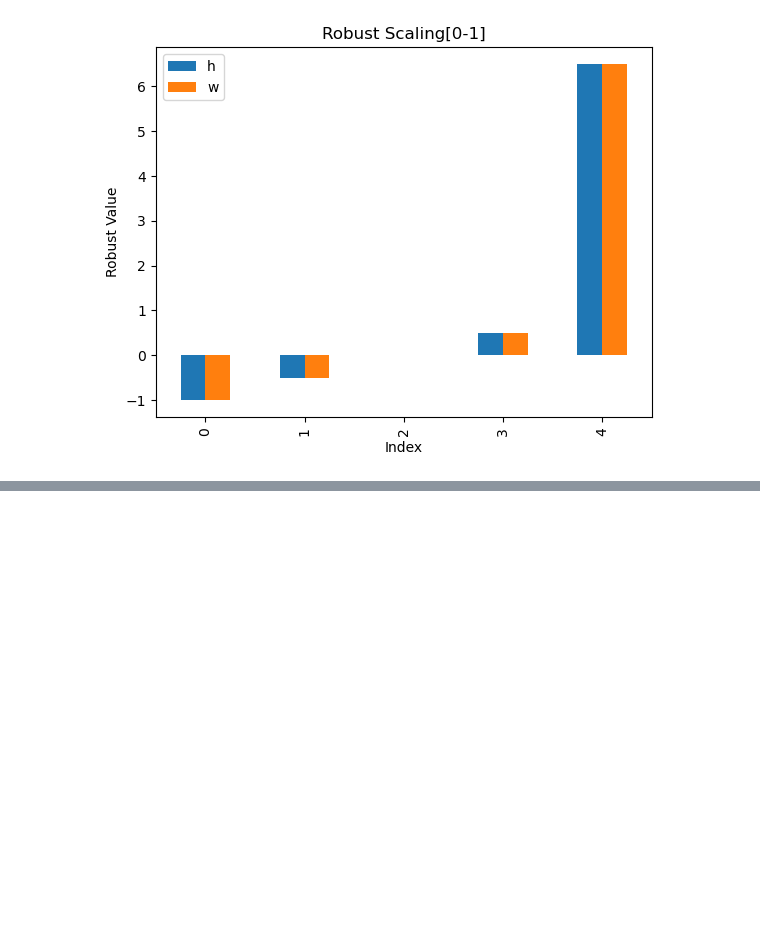
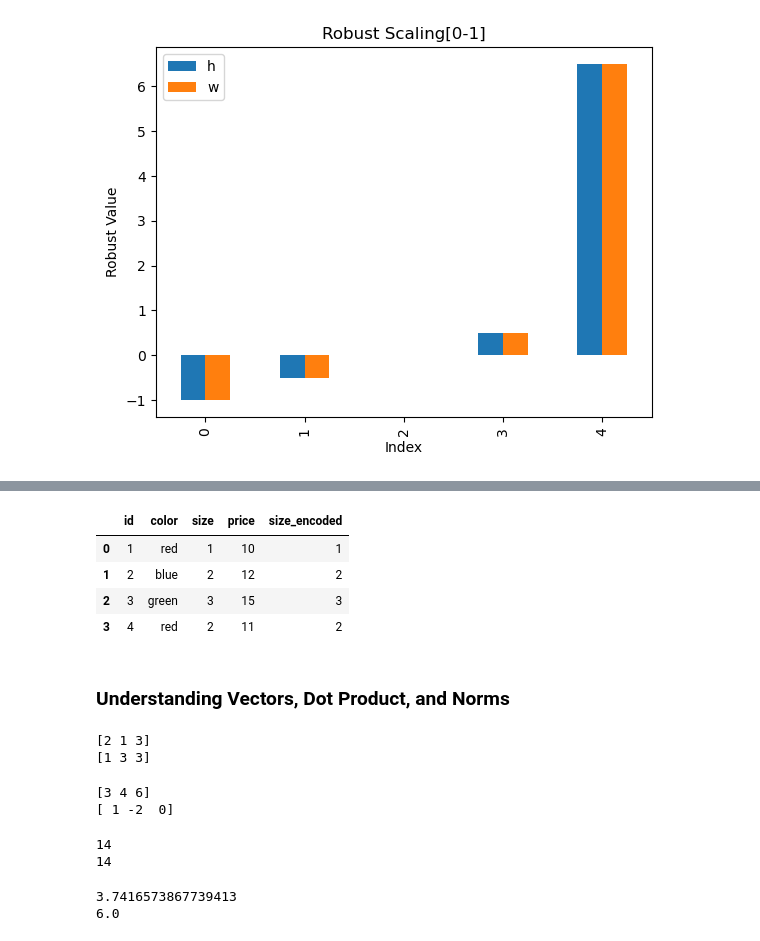
Before and after one commit to Tanvir-Ahmed-67/AI_ML_LEARNING, a Jupyter notebook: Statistics_and_maths_for_AI_ML/Module_3_scaling_encoding_distance.ipynb, the cells around one changed output, grey strips where cells are left out. Drawn from its saved outputs; the diff is of its cells as text; code cells hidden in the pictures; blank space fills up the shorter version.

```diff
--- a/Statistics_and_maths_for_AI_ML/Module_3_scaling_encoding_distance.ipynb
+++ b/Statistics_and_maths_for_AI_ML/Module_3_scaling_encoding_distance.ipynb
@@ -150,0 +214,52 @@ Text(0, 0.5, 'Robust Value')
+# %%
+# Step 4: Drop the old color column if you no longer need it
+df["size"] = df["size"].map(order).astype(int)
+df
+# %% [output]
+|  | id | color | size | price | size_encoded |
+| 0 | 1 | red | 1 | 10 | 1 |
+| 1 | 2 | blue | 2 | 12 | 2 |
+| 2 | 3 | green | 3 | 15 | 3 |
+| 3 | 4 | red | 2 | 11 | 2 |
+# %% [markdown]
+### Understanding Vectors, Dot Product, and Norms
+# %%
+# Step 1: Creating Vector
+import numpy as np
+# Two tiny 3D vectors
+a = np.array([2,1,3])
+b = np.array([1,3,3])
+print(a)
+print(b)
+# %% [output]
+[2 1 3]
+[1 3 3]
+# %%
+# Step 2: Vector Operation (Addition and Subtraction)
+add_ab = a+b
+sub_ab = a-b
+print(add_ab)
+print(sub_ab)
+# %% [output]
+[3 4 6]
+[ 1 -2  0]
+# %%
+# Step 3: Dot Product (Similarity of Direction)
+# Mnual dot product: sum of pairwise products
+dot = a[0]*b[0] + a[1]*b[1] + a[2]*b[2]
+dot_np = a@b # np.dot(a,b)
+print(dot)
+print(dot_np)
+# %% [output]
+14
+14
+# %%
+# Step 4: Norms (Length or Magnitude of a vector)
+# L2 norm, the usual length
+l2_a = np.linalg.norm(a)
+print(l2_a)
+l1_a = np.linalg.norm(a, ord = 1)
+print(l1_a)
+# %% [output]
+3.7416573867739413
+6.0
```
Also changed, not shown: parts of 14 cells of this notebook, 2 other files.
